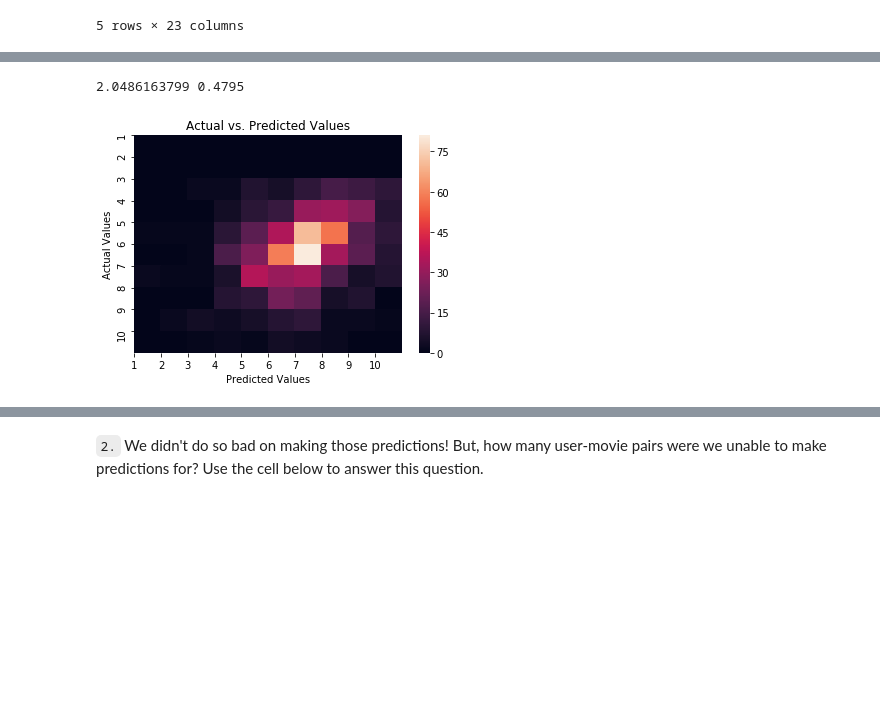
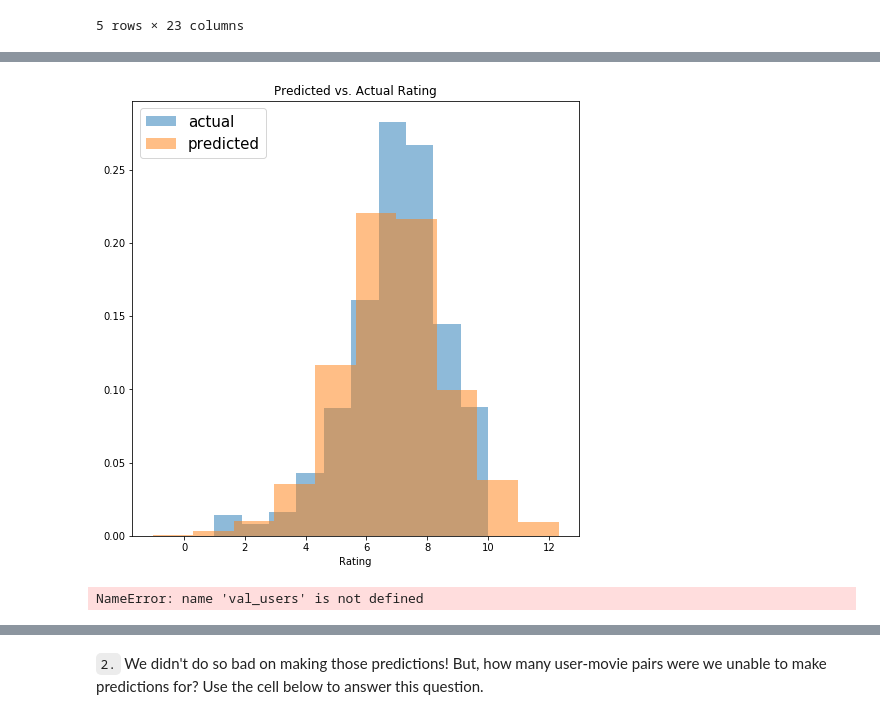
Before and after one commit to RocioLiu/Data-Scientist, a Jupyter notebook: 5_Experimental-Design-&-Recommendations/L7_Matrix-Factorization-to-Recommendations/4_Cold_Start_Problem.ipynb, the cells around one changed output, grey strips where cells are left out. Drawn from its saved outputs; the diff is of its cells as text; code cells hidden in the pictures; blank space fills up the shorter version.

```diff
--- a/5_Experimental-Design-&-Recommendations/L7_Matrix-Factorization-to-Recommendations/4_Cold_Start_Problem.ipynb
+++ b/5_Experimental-Design-&-Recommendations/L7_Matrix-Factorization-to-Recommendations/4_Cold_Start_Problem.ipynb
@@ -223,13 +198,0 @@ plt.title("Actual vs. Predicted Values");
-# %%
-# How well did we do?
-rmse, perc_rated, actual_v_pred, preds, acts = validation_comparison(val_df)
-print(rmse, perc_rated)
-sns.heatmap(actual_v_pred);
-plt.xticks(np.arange(10), np.arange(1,11));
-plt.yticks(np.arange(10), np.arange(1,11));
-plt.xlabel("Predicted Values");
-plt.ylabel("Actual Values");
-plt.title("Actual vs. Predicted Values");
-# %% [output]
-2.0486163799 0.4795
-[figure, removed]
@@ -241,0 +199,15 @@ plt.title("Actual vs. Predicted Values");
+# %%
+plt.figure(figsize=(8,8))
+plt.hist(acts, normed=True, alpha=.5, label='actual');
+plt.hist(preds, normed=True, alpha=.5, label='predicted');
+plt.legend(loc=2, prop={'size': 15});
+plt.xlabel('Rating');
+plt.title('Predicted vs. Actual Rating');
+# %% [output]
+[figure, added]
+# %%
+# Why we can not predict the 7th (idx=6) record in the val_df
+pred = predict_rating(user_mat, movie_mat, val_users[6], val_movies[6])
+pred
+# %% [output]
+NameError: name 'val_users' is not defined
```
Also changed, not shown: parts of 24 cells of this notebook.
